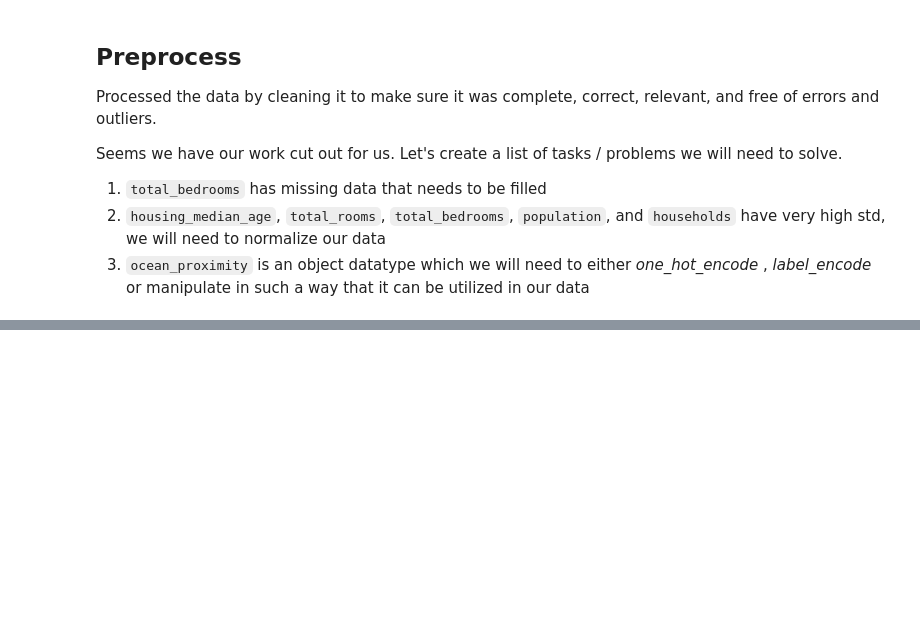
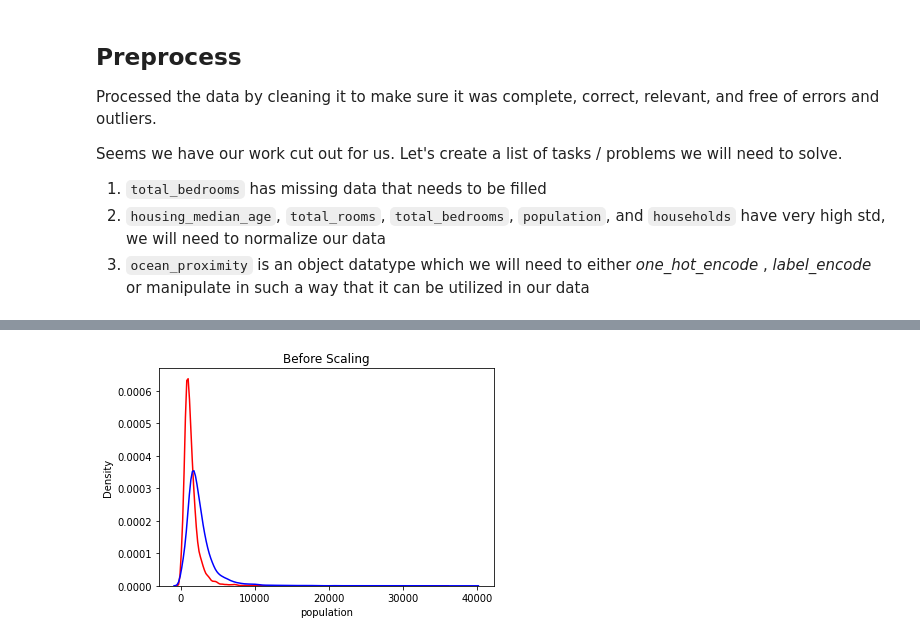
Before and after one commit to Kirlewn/Machine-Learning-Projects, a Jupyter notebook: Regression/california_housing_ml_notebook.ipynb, the cells around one changed output, grey strips where cells are left out. Saved outputs shown, nothing was run; the diff lists cells and outputs as text; code cells hidden in the pictures; blank space fills up the shorter version.

```diff
--- a/Regression/california_housing_ml_notebook.ipynb
+++ b/Regression/california_housing_ml_notebook.ipynb
@@ -244,0 +308,3 @@ Let's create a list of tasks / problems we will need to solve.
+# %%
+data["total_bedrooms"] = data["total_bedrooms"].replace(np.NaN, data["total_bedrooms"].median())
+data['total_bedrooms']
@@ -244,0 +367,4 @@ Let's create a list of tasks / problems we will need to solve.
+# %%
+data_non_ocean = data.copy()
+data_non_ocean = data_non_ocean.drop('ocean_proximity',axis =1 )
+data_non_ocean
@@ -244,0 +407,11 @@ Let's create a list of tasks / problems we will need to solve.
+# %%
+from sklearn.preprocessing import RobustScaler
+
+rs = RobustScaler()
+
+# calculate median and IQR
+rs.fit(data_non_ocean)
+
+# scale all data points using median and IQR
+rs_data = rs.transform(data_non_ocean)
+rs_data
@@ -244,0 +449,5 @@ Let's create a list of tasks / problems we will need to solve.
+# %%
+sns.kdeplot(data_non_ocean['population'], color ='r')
+sns.kdeplot(data_non_ocean['total_rooms'], color ='b').set(title = 'Before Scaling');
+# %% [output]
+[figure, added]
```
Also changed, not shown: parts of 41 cells of this notebook.
